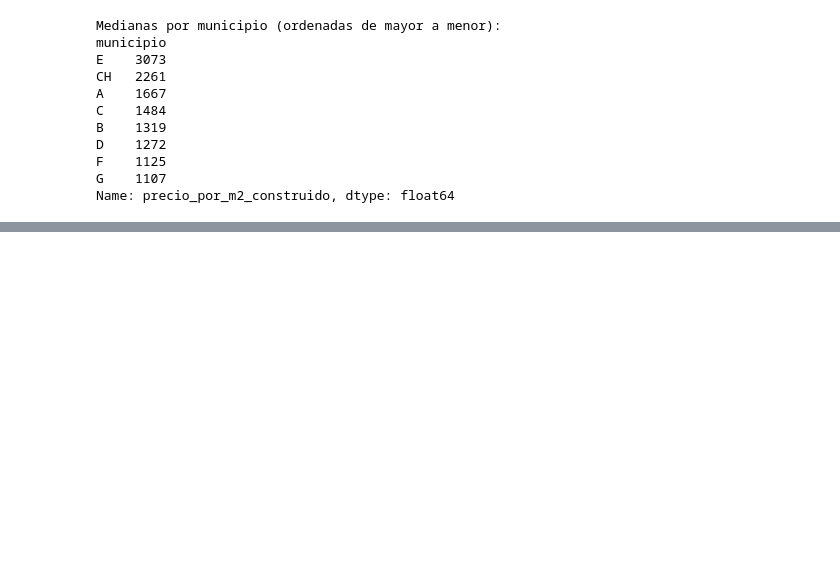
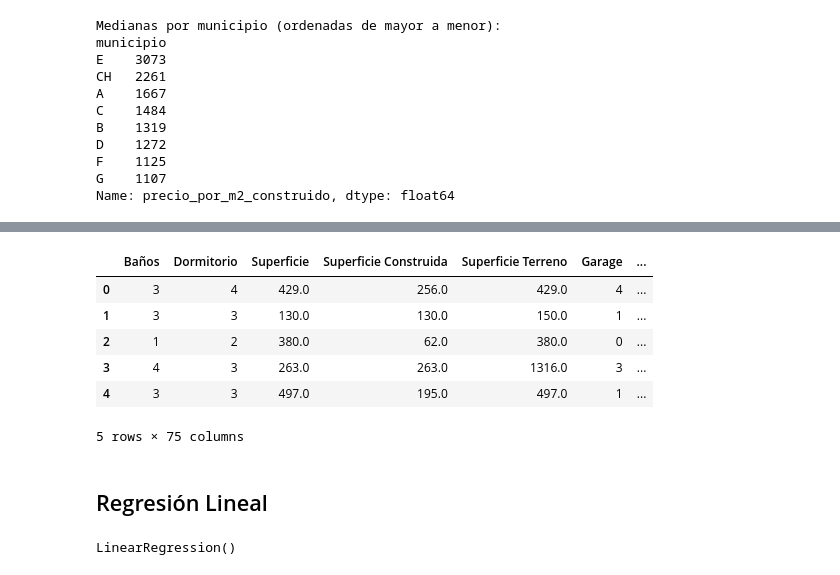
Before and after one commit to feliperenom/tesis-mcd-inm, a Jupyter notebook: src/codes/eda_v2.ipynb, the cells around one changed output, grey strips where cells are left out. Drawn from its saved outputs; the diff is of its cells as text; code cells hidden in the pictures; blank space fills up the shorter version.

```diff
--- a/src/codes/eda_v2.ipynb
+++ b/src/codes/eda_v2.ipynb
@@ -800,0 +902,11 @@ Name: precio_por_m2_construido, dtype: float64
+# %%
+variables_categoricas = ['barrio', 'municipio']
+variables_numericas = ['Baños', 'Dormitorio', 'Superficie', 'Superficie Construida', 'Superficie Terreno', 'Garage']
+# %%
+# aplicamos one hot encoding a variables categoricas (barrio, municipio)
+
+encoder = OneHotEncoder(sparse_output=False, drop="first")
+
+encoded = encoder.fit_transform(X[variables_categoricas])
+# %%
+encoded_df = pd.DataFrame(encoded, columns=encoder.get_feature_names_out(variables_categoricas))
@@ -800,0 +923,12 @@ Name: precio_por_m2_construido, dtype: float64
+# %%
+X_encoded = pd.concat([X.drop(columns=variables_categoricas), encoded_df], axis=1)
+# %%
+X_encoded.head()
+# %% [output]
+|  | Baños | Dormitorio | Superficie | Superficie Construida | Superficie Terreno | Garage | ... |
+| 0 | 3 | 4 | 429.0 | 256.0 | 429.0 | 4 | ... |
+| 1 | 3 | 3 | 130.0 | 130.0 | 150.0 | 1 | ... |
+| 2 | 1 | 2 | 380.0 | 62.0 | 380.0 | 0 | ... |
+| 3 | 4 | 3 | 263.0 | 263.0 | 1316.0 | 3 | ... |
+| 4 | 3 | 3 | 497.0 | 195.0 | 497.0 | 1 | ... |
+5 rows × 75 columns
@@ -800,0 +937,2 @@ Name: precio_por_m2_construido, dtype: float64
+# %% [markdown]
+## Regresión Lineal
@@ -800,0 +941,4 @@ Name: precio_por_m2_construido, dtype: float64
+# %%
+model.fit(X_train, y_train)
+# %% [output]
+LinearRegression()
```
Also changed, not shown: parts of 46 cells of this notebook, 4 other files.
